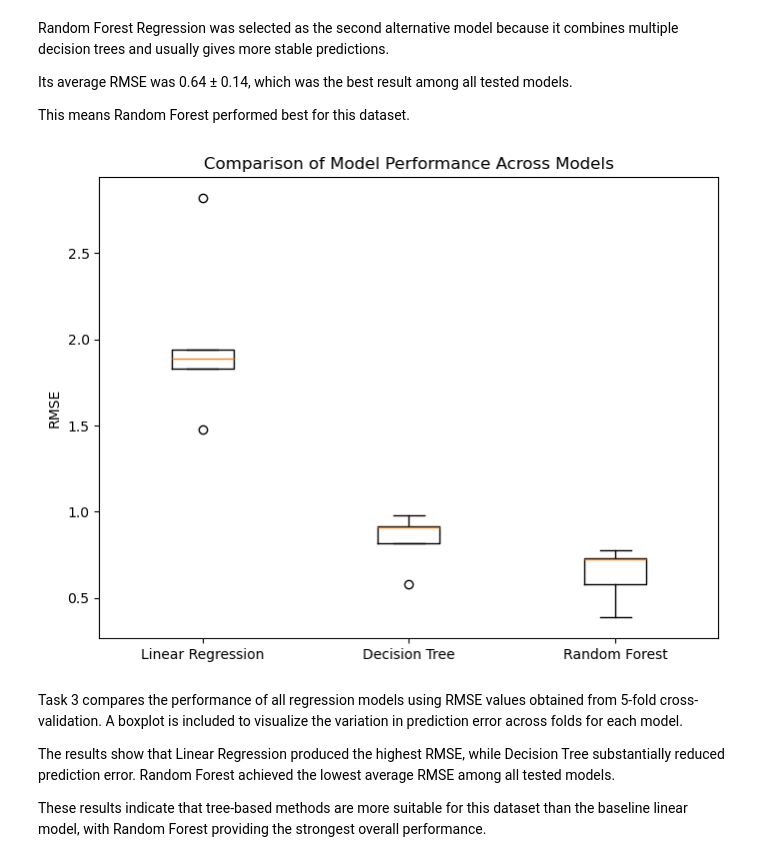
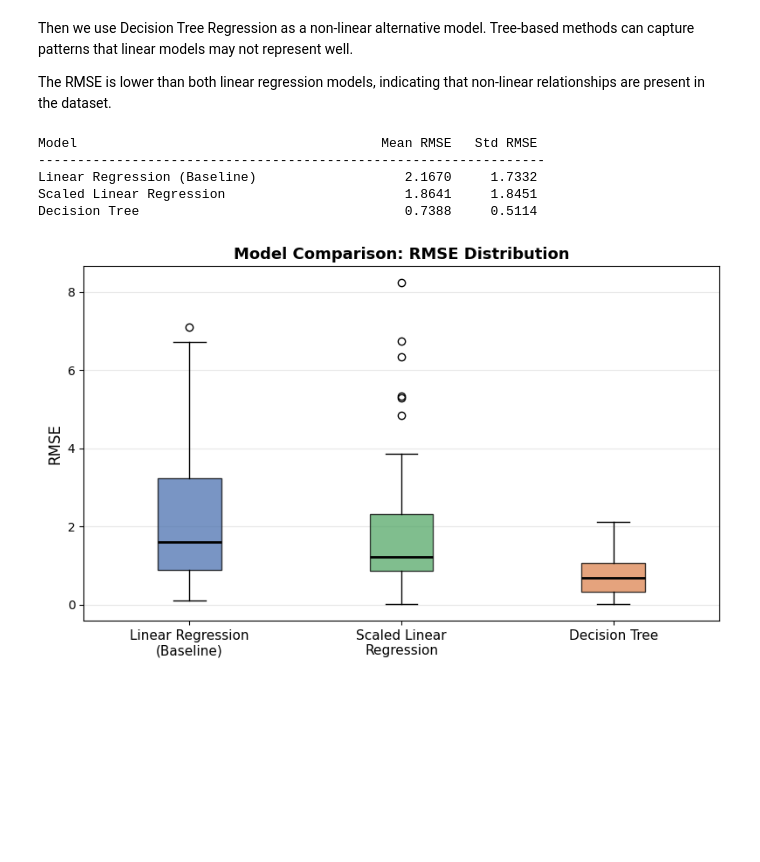
Before and after one commit to aryasalwan/LinearRegression_A2, a Jupyter notebook: A2.ipynb, the cells around one changed output. Saved outputs shown, nothing was run; the diff lists cells and outputs as text; code cells hidden in the pictures; blank space fills up the shorter version.

```diff
--- a/A2.ipynb
+++ b/A2.ipynb
@@ -24,0 +17,9 @@ Std RMSE: 0.44503558269735577
+# %%
+cv = LeaveOneOut()
+baseline_model = LinearRegression()
+baseline_scores = -cross_val_score(baseline_model,X,y,cv=cv,scoring="neg_root_mean_squared_error")
+baseline_mean_rmse = baseline_scores.mean()
+baseline_std_rmse = baseline_scores.std()
+
+print("Linear Regression Mean RMSE:", baseline_mean_rmse)
+print("Linear Regression Std RMSE:", baseline_std_rmse)
@@ -63,22 +66,48 @@ Random Forest Std RMSE: 0.14295840340691737
 # %% [markdown]
-Random Forest Regression was selected as the second alternative model because it combines multiple decision trees and usually gives more stable predictions.
+Then we use Decision Tree Regression as a non-linear alternative model. Tree-based methods can capture patterns that linear models may not represent well.
 
-Its average RMSE was 0.64 ± 0.14, which was the best result among all tested models.
-
-This means Random Forest performed best for this dataset.
+The RMSE is lower than both linear regression models, indicating that non-linear relationships are present in the dataset.
-# %%
-import matplotlib.pyplot as plt
-
-plt.figure(figsize=(8,6))
-plt.boxplot([baseline_scores, tree_scores, rf_scores],labels=["Linear Regression", "Decision Tree", "Random Forest"])
-plt.ylabel("RMSE")
-plt.title("Comparison of Model Performance Across Models")
-plt.show()
-# %% [output]
-[figure, removed]
-# %% [markdown]
-Task 3 compares the performance of all regression models using RMSE values obtained from 5-fold cross-validation. A boxplot is included to visualize the variation in prediction error across folds for each model.
-
-The results show that Linear Regression produced the highest RMSE, while Decision Tree substantially reduced prediction error. Random Forest achieved the lowest average RMSE among all tested models.
-
-These results indicate that tree-based methods are more suitable for this dataset than the baseline linear model, with Random Forest providing the strongest overall performance.
+# %%
+results = {
+    "Linear Regression (Baseline)":    (baseline_mean_rmse, baseline_std_rmse),
+    "Scaled Linear Regression":         (scaled_mean_rmse,   scaled_std_rmse),
+    "Decision Tree":  (tree_mean_rmse,    tree_std_rmse),
+}
+
+print(f"{'Model':<40} {'Mean RMSE':>12} {'Std RMSE':>10}")
+print("-" * 65)
+for name, (m, s) in results.items():
+    print(f"{name:<40} {m:>12.4f} {s:>10.4f}")
+# %% [output]
+Model                                       Mean RMSE   Std RMSE
+-----------------------------------------------------------------
+Linear Regression (Baseline)                   2.1670     1.7332
+Scaled Linear Regression                       1.8641     1.8451
+Decision Tree                                  0.7388     0.5114
+# %%
+import matplotlib
+import matplotlib.pyplot as plt
+
+models_scores = {
+    "Linear Regression\n(Baseline)": baseline_scores,
+    "Scaled Linear\nRegression": scaled_scores,
+    "Decision Tree": tree_scores,
+}
+
+# Boxplot
+fig, ax = plt.subplots(figsize=(8, 5))
+colors = ['#4C72B0', '#55A868', '#DD8452']
+bp = ax.boxplot([s for s in models_scores.values()], patch_artist=True,
+                medianprops=dict(color='black', linewidth=2))
+for patch, color in zip(bp['boxes'], colors):
+    patch.set_facecolor(color)
+    patch.set_alpha(0.75)
+ax.set_xticks([1, 2, 3])
+ax.set_xticklabels(list(models_scores.keys()), fontsize=11)
+ax.set_ylabel("RMSE", fontsize=12)
+ax.set_title("Model Comparison: RMSE Distribution", fontsize=13, fontweight='bold')
+ax.grid(axis='y', alpha=0.3)
+plt.tight_layout()
+plt.show()
+# %% [output]
+[figure, added]
```
Also changed, not shown: parts of 11 cells of this notebook, 2 other files.
